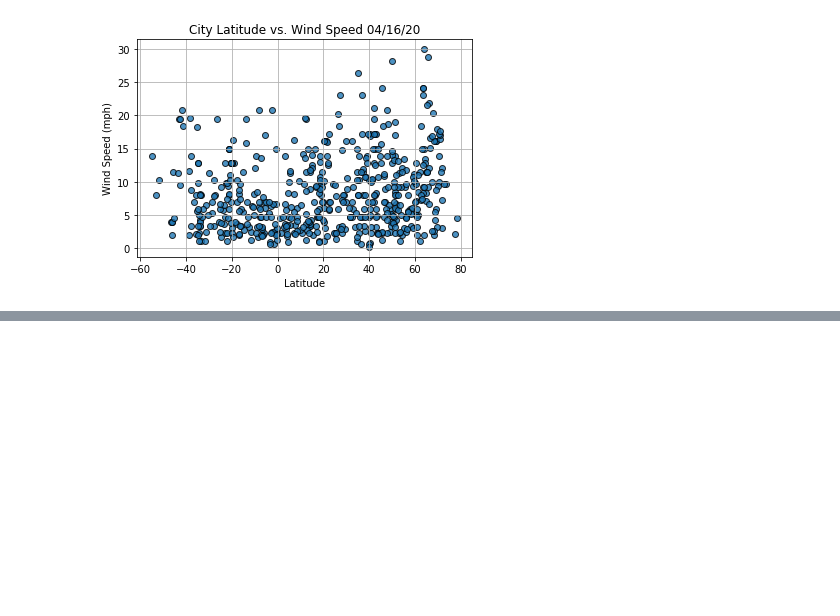
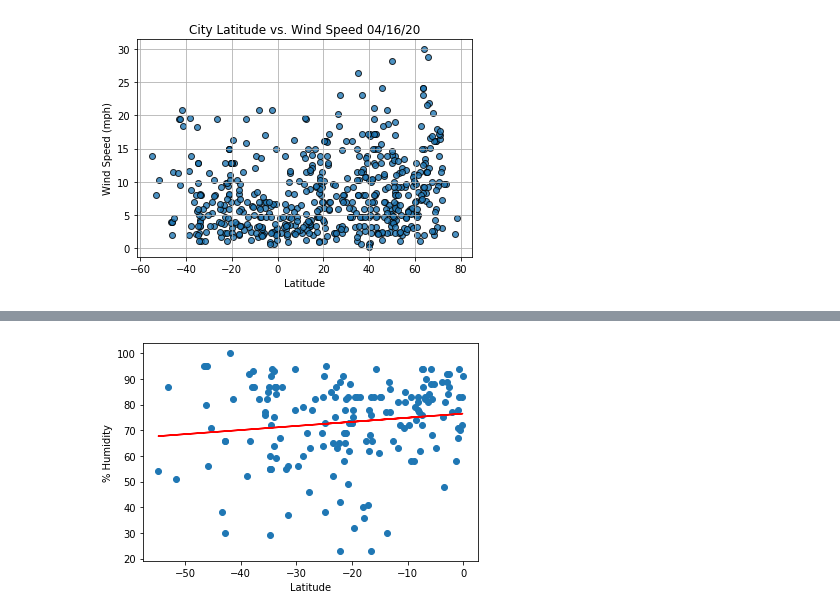
Before and after one commit to efuen0077/World_Weather_Analysis, a Jupyter notebook: WeatherPy.ipynb, the cells around one changed output, grey strips where cells are left out. Cells and saved outputs as stored; diff of their text form; code cells hidden in the pictures; blank space fills up the shorter version.

```diff
--- a/WeatherPy.ipynb
+++ b/WeatherPy.ipynb
@@ -356,0 +440,10 @@ plt.show()
+# %%
+#Equation needs to show up on the graph -- ASK DURING OH
+# Linear regression on the Southern Hemisphere
+x_values = southern_hemi_df["Lat"]
+y_values = southern_hemi_df["Humidity"]
+# Call the function.
+plot_linear_regression(x_values, y_values,
+                       'Linear Regression on the Southern Hemisphere \n for % Humidity', '% Humidity',(-50,15))
+# %% [output]
+[figure, added]
```
Also changed, not shown: parts of 14 cells of this notebook.
